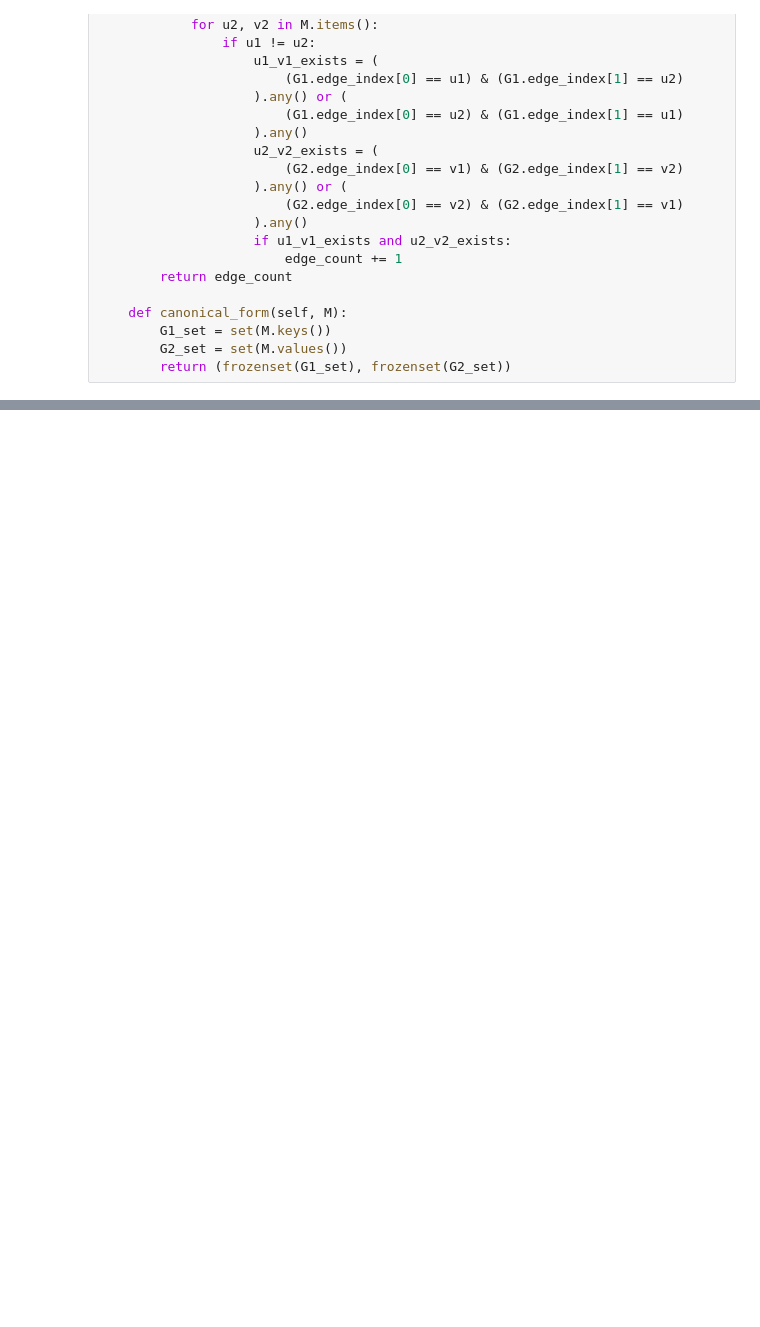
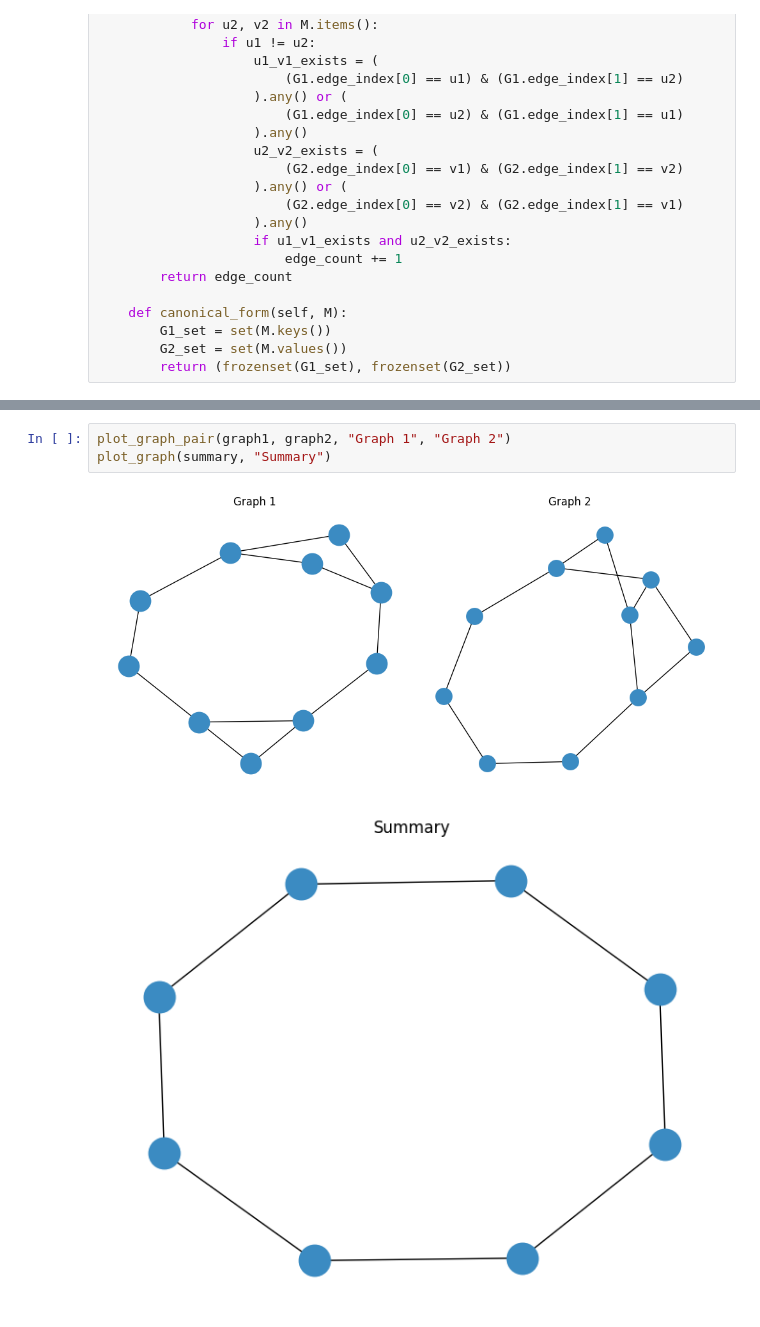
Before and after one commit to tsimiho/gmn, a Jupyter notebook: plots.ipynb, the cells around one changed output, grey strips where cells are left out. Saved outputs shown, nothing was run; the diff lists cells and outputs as text; blank space fills up the shorter version.

```diff
--- a/plots.ipynb
+++ b/plots.ipynb
@@ -296,0 +332,6 @@ plt.show()
+# %%
+plot_graph_pair(graph1, graph2, "Graph 1", "Graph 2")
+plot_graph(summary, "Summary")
+# %% [output]
+[figure, added]
+[figure, added]
```
Also changed, not shown: parts of 6 cells of this notebook, 6 other files.
